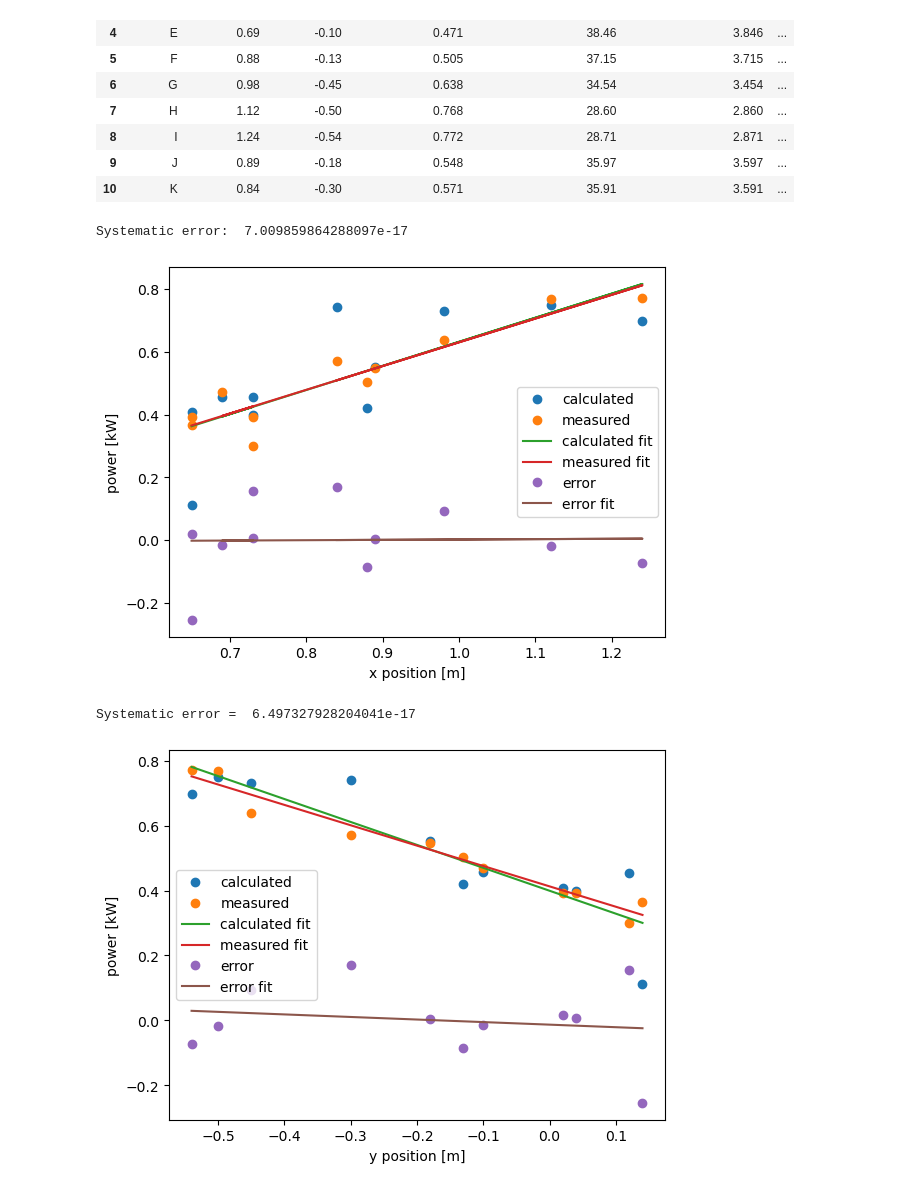
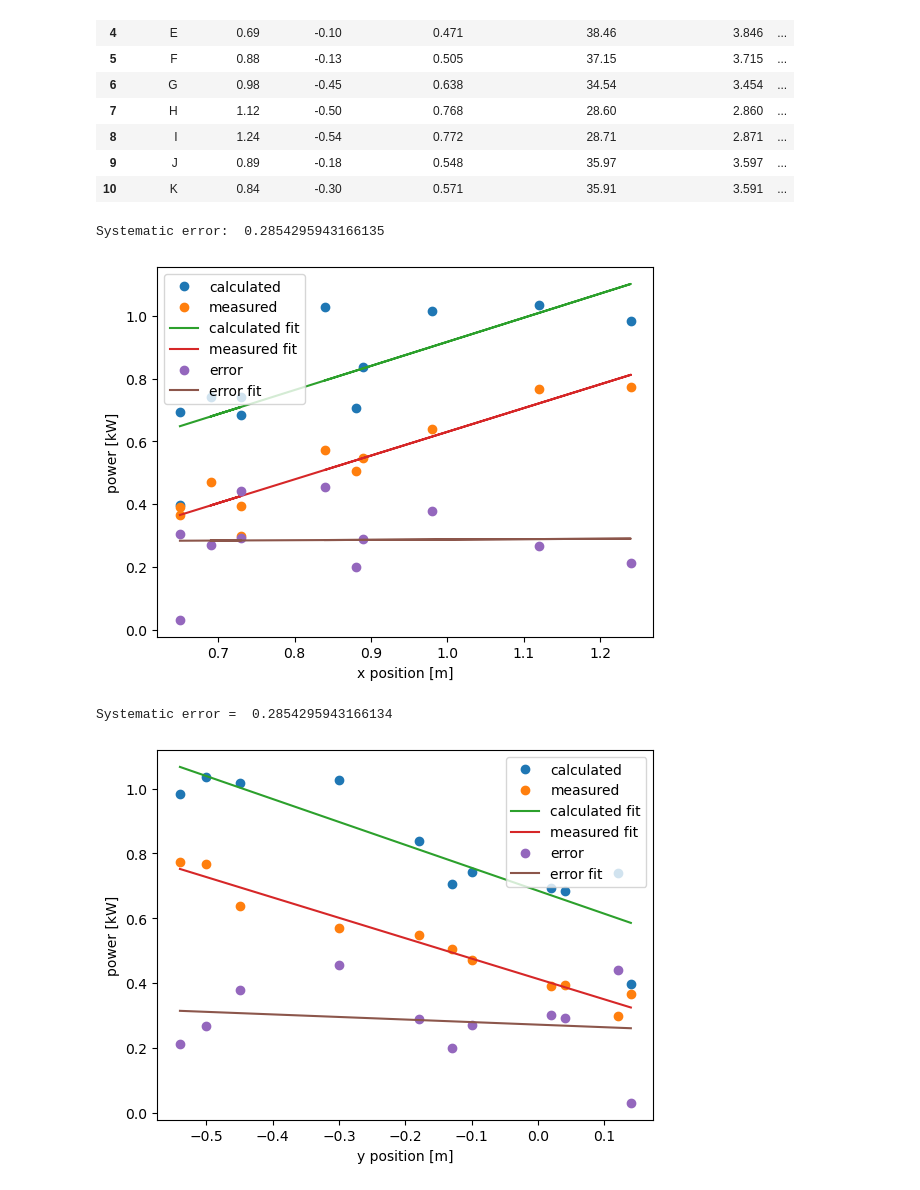
Before and after one commit to pilipb/DP4-code, a Jupyter notebook: graphing.ipynb, the cells around one changed output. Drawn from its saved outputs; the diff is of its cells as text; code cells hidden in the pictures.

Commit message:
some sensitivity analysis

```diff
--- a/graphing.ipynb
+++ b/graphing.ipynb
@@ -57,37 +57,37 @@ breast_turbine = breastTurbine(river)
 power_list = []
 for index, row in data_df.iterrows():
     breast_turbine.__init__(river,x_centre=row['x centre [m]'], y_centre=row['y centre [m]'], RPM=row['Turbine rotational speed [RPM]'])
-    power_list.append(breast_turbine.analysis(x=row['x centre [m]'], y=row['y centre [m]'], RPM=row['Turbine rotational speed [RPM]']) / 1000)
+    power_list.append(breast_turbine.analysis()/1000)
 
 
 # add power list to df
 data_df['power [W]'] = power_list
 
 # plot power vs x position
 plt.figure()
 plt.plot(data_df['x centre [m]'], data_df['power [W]'], 'o', label='calculated')
 plt.plot(data_df['x centre [m]'], data_df['Output power [kW]'], 'o', label='measured')
 # plot 3rd order line of best fit for both sets of data
 plt.plot(data_df['x centre [m]'], np.poly1d(np.polyfit(data_df['x centre [m]'], data_df['power [W]'], 1))(data_df['x centre [m]']), label='calculated fit')
 plt.plot(data_df['x centre [m]'], np.poly1d(np.polyfit(data_df['x centre [m]'], data_df['Output power [kW]'], 1))(data_df['x centre [m]']), label='measured fit')
 
 # calculate the error and plot
 error = data_df['power [W]'] - data_df['Output power [kW]']
 plt.plot(data_df['x centre [m]'], error, 'o', label='error')
 plt.plot(data_df['x centre [m]'], np.poly1d(np.polyfit(data_df['x centre [m]'], error, 1))(data_df['x centre [m]']), label='error fit')
 
 # store the systematic error as a variable
 sys_error = np.mean(np.poly1d(np.polyfit(data_df['x centre [m]'], error, 1))(data_df['x centre [m]']))
 print('Systematic error: ', sys_error)
 
 
 plt.xlabel('x position [m]')
 plt.ylabel('power [kW]')
 plt.legend()
 plt.show()
 # %% [output]
-Systematic error:  7.009859864288097e-17
+Systematic error:  0.2854295943166135
-[figure, old version]
+[figure, new version]
 # %%
 # plot power vs y position
 plt.figure()
@@ -112,8 +112,8 @@ plt.ylabel('power [kW]')
 plt.legend()
 plt.show()
 # %% [output]
-Systematic error =  6.497327928204041e-17
+Systematic error =  0.2854295943166134
-[figure, old version]
+[figure, new version]
 # %%
 # plot power vs RPM
 
```
Also changed, not shown: parts of 7 cells of this notebook, 1 other file.
